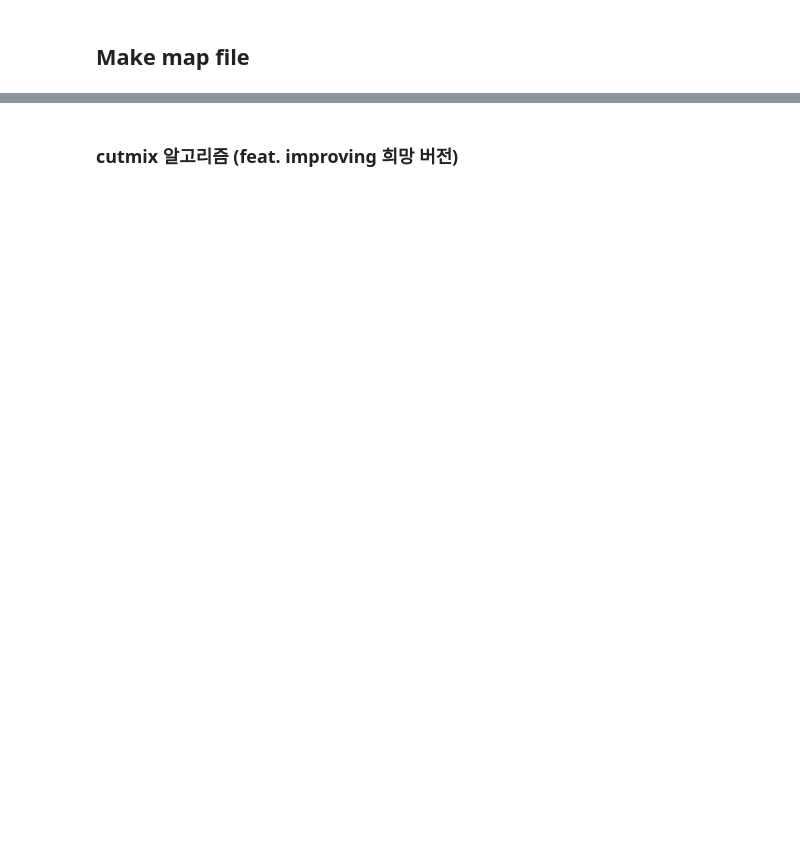
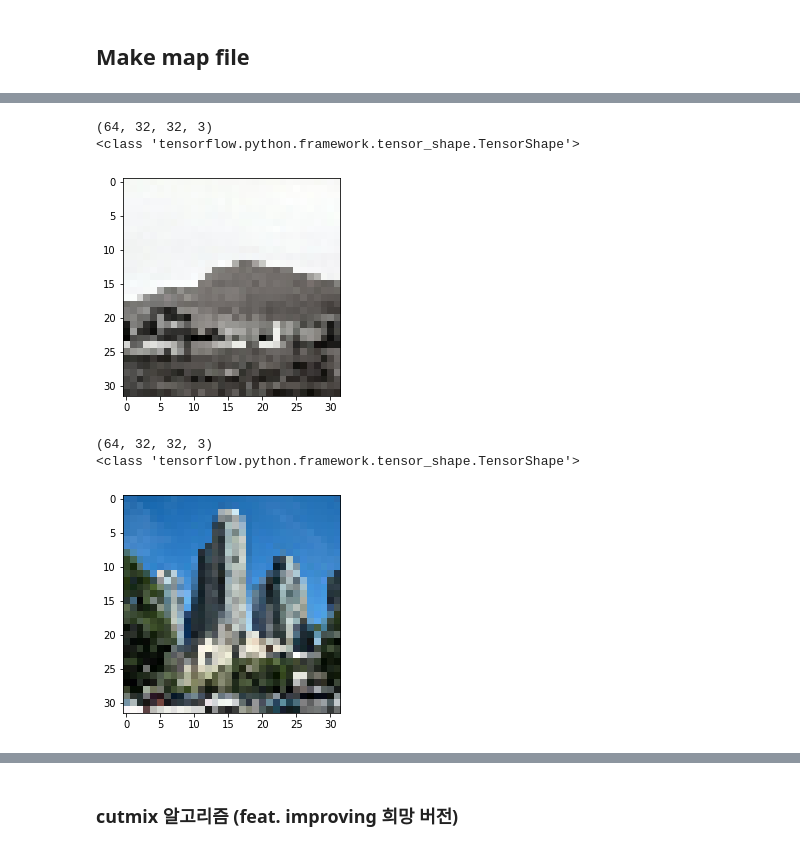
Before and after one commit to SeHwanYoo/gitc_paper_cutoff, a Jupyter notebook: image classficiation.ipynb, the cells around one changed output, grey strips where cells are left out. Drawn from its saved outputs; the diff is of its cells as text; code cells hidden in the pictures; blank space fills up the shorter version.

```diff
--- a/image classficiation.ipynb
+++ b/image classficiation.ipynb
@@ -208,0 +274,15 @@ epoch : 1, loss : 2.3129591941833496, accuracy : 9.866000175476074, test_loss :
+# %%
+for image, label in train_ds.take(2):
+    # print(f"{image.shape} || {label.shape}")
+    # print(image.get_paths)
+    plt.imshow(image[0].numpy().astype('uint8'))
+    print(image.shape)
+    print(type(image.shape))
+    plt.show()
+# %% [output]
+(64, 32, 32, 3)
+<class 'tensorflow.python.framework.tensor_shape.TensorShape'>
+[figure, added]
+(64, 32, 32, 3)
+<class 'tensorflow.python.framework.tensor_shape.TensorShape'>
+[figure, added]
```
Also changed, not shown: parts of 11 cells of this notebook.
